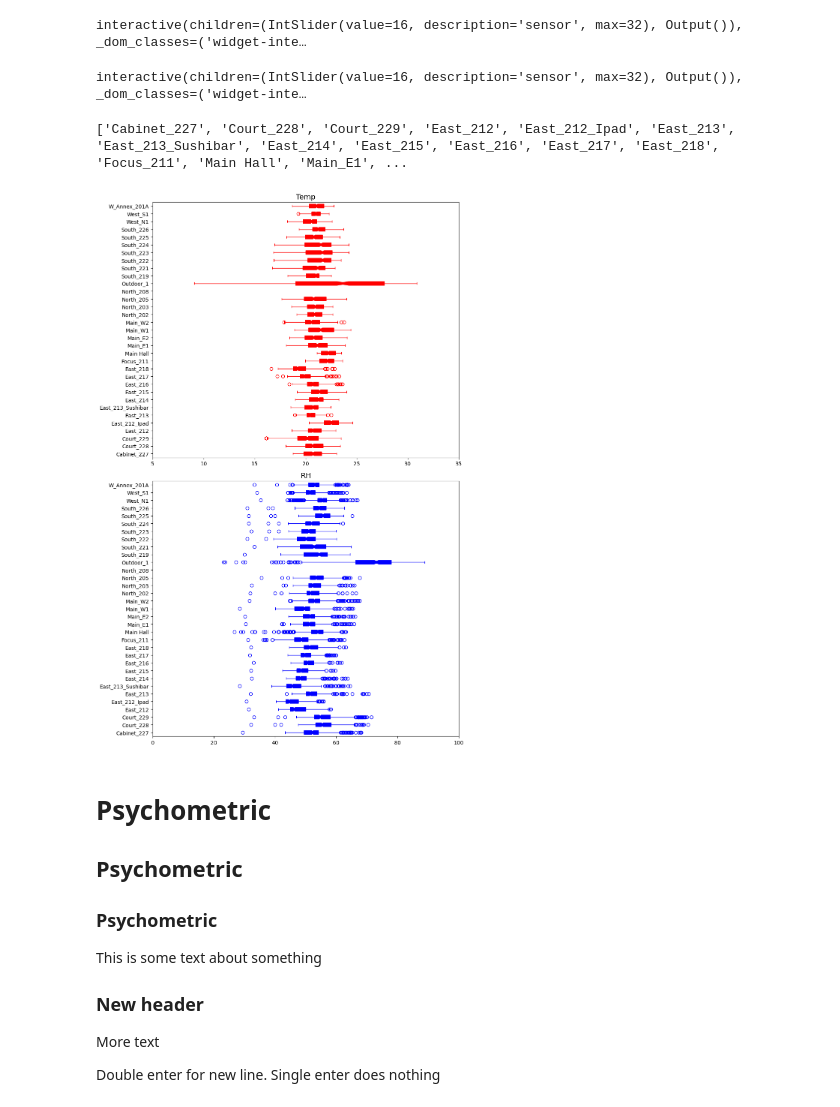
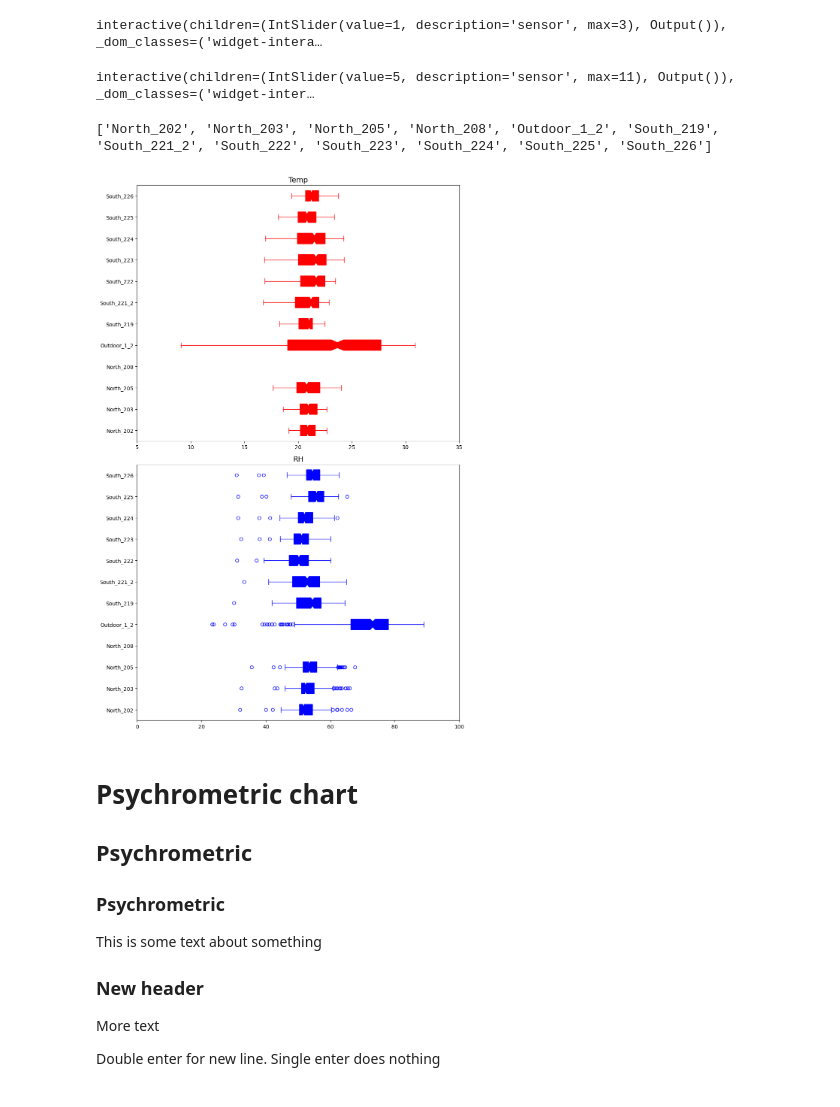
Before and after one commit to MPlusConservation/EMS_Data, a Jupyter notebook: EMS_data.ipynb, the cells around one changed output. Drawn from its saved outputs; the diff is of its cells as text; code cells hidden in the pictures.

Commit message:
updated code for EMS_data and Hanwell_jk

```diff
--- a/EMS_data.ipynb
+++ b/EMS_data.ipynb
@@ -20,6 +22,6 @@ from psychrochart import PsychroChart
 # %%
 # Get data file names from path with a csv format
-path = r'.\2022-2023'
+path = r'.\test'
 filenames = glob.glob(path + "/*.csv")
 # %%
 # Print names of all files in the path with csv format
@@ -152,7 +157,7 @@ for filename in filenames:
 
 
 #downsample data for a sensor before plotting
-
+# number of samples (pandas resampling)
 num_samp = str('1D')
 
 
@@ -162,6 +167,9 @@ num_samp = str('1D')
 def f(sensor):
 
     #Average RH
+    # index is the name of the row. This case, we set 'Date' as index and resample (1Day)
+    # calculate mean value within the one day period. reset_index allows you to refer to the rows as numbers instead of date time
+    # We want mean values and standard deviation values
     AvRH = dfs[sensor].set_index('Date').resample(num_samp).mean().reset_index().RH
     #Standard error RH
     Std_RH = dfs[sensor].set_index('Date').resample(num_samp).std().reset_index().RH
@@ -188,7 +196,7 @@ def f(sensor):
     ax[0].set_title(names[sensor], size = 14)
     ax[0].set_ylabel('% RH', size = 14)
     ax[0].axhline(50,linestyle='--', lw=1, color="blue", alpha =0.3)
-    ax[0].fill_between(Avdate,45,55, color="blue", edgecolor ="None", alpha =0.05 )
+    ax[0].fill_between(Avdate,40,60, color="blue", edgecolor ="None", alpha =0.05 )
     ax[0].spines['top'].set_visible(False)
     ax[0].spines['right'].set_visible(False)
     ax[0].spines['bottom'].set_visible(False)
@@ -201,7 +209,7 @@ def f(sensor):
     ax[1].scatter(Avdate,AvT, s = 2, color="None", edgecolor ="red", alpha =0.8)
     ax[1].fill_between(Avdate,MinusTSTD,PlusTSTD, color="red", edgecolor ="None", alpha =0.3)
     ax[1].axhline(20,linestyle='--', lw=1, color="blue", alpha =0.3)
-    ax[1].fill_between(Avdate,18,22, color="blue", edgecolor ="None", alpha =0.05)
+    ax[1].fill_between(Avdate,20,24, color="blue", edgecolor ="None", alpha =0.05)
     ax[1].set_ylabel('Temp (C)', size = 14)
     ax[1].spines['top'].set_visible(False)
     ax[1].spines['right'].set_visible(False)
@@ -217,7 +225,7 @@ interactive_plot = interactive(f, sensor=(0, len(names)-1))
 output = interactive_plot.children[-1]
 interactive_plot
 # %% [output]
-interactive(children=(IntSlider(value=16, description='sensor', max=32), Output()), _dom_classes=('widget-inte…
+interactive(children=(IntSlider(value=1, description='sensor', max=3), Output()), _dom_classes=('widget-intera…
 # %%
 def f2(sensor):
 
@@ -237,17 +245,17 @@ def f2(sensor):
     # new code start
     ############################################################################################################
     ############################################################################################################
-    # Change [3] which is outdoor environment to # of sensor you want in the lines below
+    # Change [#] which is exterior environment to # of sensor you want in the lines below
     #Average RH
-    AvRH3 = dfs[16].set_index('Date').resample(num_samp).mean().reset_index().RH
+    AvRHExt = dfs[23].set_index('Date').resample(num_samp).mean().reset_index().RH
     #Standard error RH
-    Std_RH3 = dfs[16].set_index('Date').resample(num_samp).std().reset_index().RH
+    Std_RHExt = dfs[23].set_index('Date').resample(num_samp).std().reset_index().RH
     #Average Temp
-    AvT3 = dfs[16].set_index('Date').resample(num_samp).mean().reset_index().Temp #average T for Main Gallery
+    AvTExt = dfs[23].set_index('Date').resample(num_samp).mean().reset_index().Temp #average T for Main Gallery
     #Standard error Temp
-    Std_T3 = dfs[16].set_index('Date').resample(num_samp).std().reset_index().Temp #standard error across all sensor and downsamples
+    Std_TExt = dfs[23].set_index('Date').resample(num_samp).std().reset_index().Temp #standard error across all sensor and downsamples
     #Average Date
-    Avdate3 = dfs[16].set_index('Date').resample(num_samp).mean().reset_index().Date
+    AvdateExt = dfs[23].set_index('Date').resample(num_samp).mean().reset_index().Date
     ############################################################################################################
     ############################################################################################################
     # new code end
@@ -265,11 +273,11 @@ def f2(sensor):
     # new code start
     ############################################################################################################
     ############################################################################################################
-    #Caculate standard deviation interval of RH and Temp for sensor #3
-    PlusRHSTD3=[x+y for x,y in zip(AvRH3, Std_RH3)]
-    MinusRHSTD3=[x-y for x,y in zip(AvRH3, Std_RH3)]
-    PlusTSTD3=[x+y for x,y in zip(AvT3, Std_T3)]
-    MinusTSTD3=[x-y for x,y in zip(AvT3, Std_T3)]
+    #Caculate standard deviation interval of RH and Temp for sensor [Exterior environment]
+    PlusRHSTDExt=[x+y for x,y in zip(AvRH3, Std_RH3)]
+    MinusRHSTDExt=[x-y for x,y in zip(AvRH3, Std_RH3)]
+    PlusTSTDExt=[x+y for x,y in zip(AvT3, Std_T3)]
+    MinusTSTDExt=[x-y for x,y in zip(AvT3, Std_T3)]
     ############################################################################################################
     ############################################################################################################
     # new code end
@@ -289,8 +297,8 @@ def f2(sensor):
     # new code start
     ############################################################################################################
     ############################################################################################################
-    ax[0].scatter(Avdate3,AvRH3, s = 2, color="None", edgecolor ="green", alpha =1)
-    ax[0].fill_between(Avdate3,MinusRHSTD3,PlusRHSTD3, color = "green", edgecolor ="None", alpha =0.3 )
+    ax[0].scatter(AvdateExt,AvRHExt, s = 2, color="None", edgecolor ="green", alpha =1)
+    ax[0].fill_between(AvdateExt,MinusRHSTDExt,PlusRHSTDExt, color = "green", edgecolor ="None", alpha =0.3 )
     ############################################################################################################
     ############################################################################################################
     # new code end
@@ -301,7 +309,7 @@ def f2(sensor):
     # add horizontal line at y = 50, linestyle is dotted ("--"), lw = lineweight (thickness of line)
     ax[0].axhline(50,linestyle='--', lw=1, color="blue", alpha =0.3)
     # fill graph with blue color between 45 and 55 for ideal RH
-    ax[0].fill_between(Avdate,45,55, color="blue", edgecolor ="None", alpha =0.05 )
+    ax[0].fill_between(Avdate,40,60, color="blue", edgecolor ="None", alpha =0.05 )
     # set data boundary lines invisible
     ax[0].spines['top'].set_visible(False)
     ax[0].spines['right'].set_visible(False)
@@ -330,15 +338,15 @@ def f2(sensor):
     # new code start
     ############################################################################################################
     ############################################################################################################
-    ax[1].scatter(Avdate3,AvT3, s = 2, color="None", edgecolor ="green", alpha =0.8)
-    ax[1].fill_between(Avdate3,MinusTSTD3,PlusTSTD3, color="green", edgecolor ="None", alpha =0.3)
+    ax[1].scatter(AvdateExt,AvTExt, s = 2, color="None", edgecolor ="green", alpha =0.8)
+    ax[1].fill_between(AvdateExt,MinusTSTDExt,PlusTSTDExt, color="green", edgecolor ="None", alpha =0.3)
     ############################################################################################################
     ############################################################################################################
     # new code end
     ############################################################################################################
     ############################################################################################################
     ax[1].axhline(20,linestyle='--', lw=1, color="blue", alpha =0.3)
-    ax[1].fill_between(Avdate,18,22, color="blue", edgecolor ="None", alpha =0.05)
+    ax[1].fill_between(Avdate,20,24, color="blue", edgecolor ="None", alpha =0.05)
     ax[1].set_ylabel('Temp (C)', size = 14)
     ax[1].spines['top'].set_visible(False)
     ax[1].spines['right'].set_visible(False)
@@ -366,7 +374,7 @@ interactive_plot = interactive(f2, sensor=(0, len(names)-1))
 output = interactive_plot.children[-1]
 interactive_plot
 # %% [output]
-interactive(children=(IntSlider(value=16, description='sensor', max=32), Output()), _dom_classes=('widget-inte…
+interactive(children=(IntSlider(value=5, description='sensor', max=11), Output()), _dom_classes=('widget-inter…
 # %%
 data_temp = []
 # convert to pandas data frame
@@ -379,7 +387,7 @@ for name in names:
     i = i + 1
 print(names)
 
-# data format covert to numpy
+# data format covert to numpy (dataframe covert from pandas to numpy)
 data_temp = data_temp.to_numpy()
 
 # create plots
@@ -407,40 +415,40 @@ ax[0].set_xlim([5,35])
 data_rh = []
 # convert to pandas data frame
 data_rh = pd.DataFrame(data_rh)
 
 # for loop getting sapmles of RH from each sensor
 i = 0
 for name in names:
     data_rh[name] = dfs[i].set_index('Date').resample(num_samp).mean().reset_index().RH
     i = i + 1
 
 # data format convert to numpy
 data_rh = data_rh.to_numpy()
 
 # create box plot for RH
 ax[1].axes.get_xaxis().set_visible(True) #set X axis
 ax[1].axes.get_yaxis().set_visible(True) #set Y axis
 c = "blue"
 ax[1].boxplot(data_rh, patch_artist = True,
-                notch ='True', vert = 0,
+                notch ='True', vert = False,
                 boxprops=dict(facecolor=c, color=c),
                 capprops=dict(color=c),
                 whiskerprops=dict(color=c),
                 flierprops=dict(color=c, markeredgecolor=c),
                 medianprops=dict(color=c))
 ax[1].set_yticklabels(names)
 ax[1].set_title("RH", size = 14)
 ax[1].set_xlim([0,100])
 
 f2.tight_layout()
 plt.show()
 # %% [output]
-['Cabinet_227', 'Court_228', 'Court_229', 'East_212', 'East_212_Ipad', 'East_213', 'East_213_Sushibar', 'East_214', 'East_215', 'East_216', 'East_217', 'East_218', 'Focus_211', 'Main Hall', 'Main_E1', ...
+['North_202', 'North_203', 'North_205', 'North_208', 'Outdoor_1_2', 'South_219', 'South_221_2', 'South_222', 'South_223', 'South_224', 'South_225', 'South_226']
-[figure, old version]
+[figure, new version]
 # %% [markdown]
-# Psychometric
-## Psychometric
-### Psychometric
+# Psychrometric chart
+## Psychrometric
+### Psychrometric
 
 This is some text about something
 
```
Also changed, not shown: parts of 12 cells of this notebook, 1 other file.
